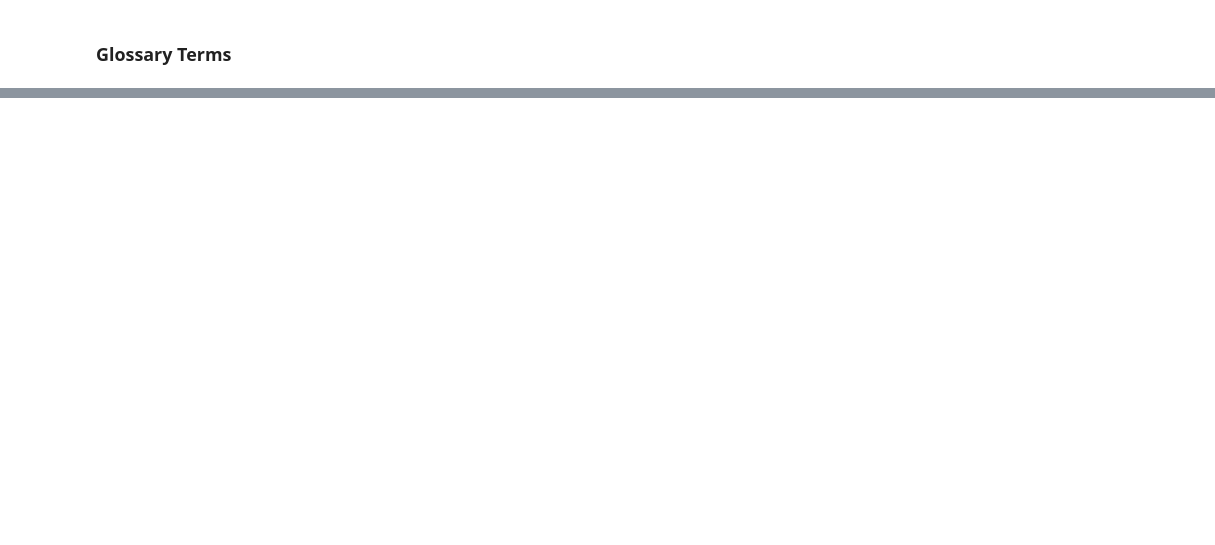
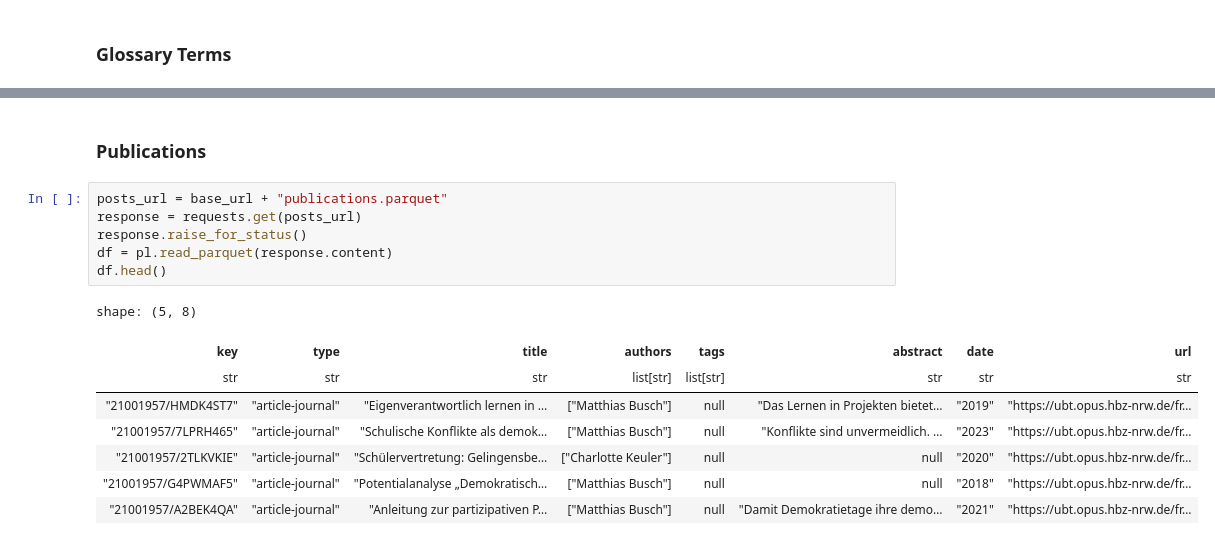
Before and after one commit to CorrelAid/schule-ein-interface-geben, a Jupyter notebook: exploration.ipynb, the cells around one changed output, grey strips where cells are left out. Drawn from its saved outputs; the diff is of its cells as text; blank space fills up the shorter version.

```diff
--- a/exploration.ipynb
+++ b/exploration.ipynb
@@ -203,3 +207,20 @@ shape: (5, 19)
 | "Auftaktveranstaltung / SV-Tag" | "Start in die SV-Arbeit zu Begi… | null | null | null | null | null | null | null | null | null | null | ... |
 | "Bezirks-/ Kreis & Landesschüle… | null | "BSK (Bundesschülerkonferenz – … | null | null | "BSA und LSA (Bezirksschüler- u… | "KSR und LSR (Kreisschüler- und… | null | null | null | "KSR und LSR (Kreisschüler- und… | null | ... |
 | "BSK" | "Bundesschülerkonferenz. Sie be… | "Bundesschülerkonferenz. Sie be… | null | null | null | null | null | null | null | null | null | ... |
+# %% [markdown]
+### Publications
+# %%
+posts_url = base_url + "publications.parquet"
+response = requests.get(posts_url)
+response.raise_for_status()
+df = pl.read_parquet(response.content)
+df.head()
+# %% [output]
+shape: (5, 8)
+| key | type | title | authors | tags | abstract | date | url |
+| str | str | str | list[str] | list[str] | str | str | str |
+| "21001957/HMDK4ST7" | "article-journal" | "Eigenverantwortlich lernen in … | ["Matthias Busch"] | null | "Das Lernen in Projekten bietet… | "2019" | "https://ubt.opus.hbz-nrw.de/fr… |
+| "21001957/7LPRH465" | "article-journal" | "Schulische Konflikte als demok… | ["Matthias Busch"] | null | "Konflikte sind unvermeidlich. … | "2023" | "https://ubt.opus.hbz-nrw.de/fr… |
+| "21001957/2TLKVKIE" | "article-journal" | "Schülervertretung: Gelingensbe… | ["Charlotte Keuler"] | null | null | "2020" | "https://ubt.opus.hbz-nrw.de/fr… |
+| "21001957/G4PWMAF5" | "article-journal" | "Potentialanalyse „Demokratisch… | ["Matthias Busch"] | null | null | "2018" | "https://ubt.opus.hbz-nrw.de/fr… |
+| "21001957/A2BEK4QA" | "article-journal" | "Anleitung zur partizipativen P… | ["Matthias Busch"] | null | "Damit Demokratietage ihre demo… | "2021" | "https://ubt.opus.hbz-nrw.de/fr… |
```
Also changed, not shown: parts of 15 cells of this notebook, 13 other files.
